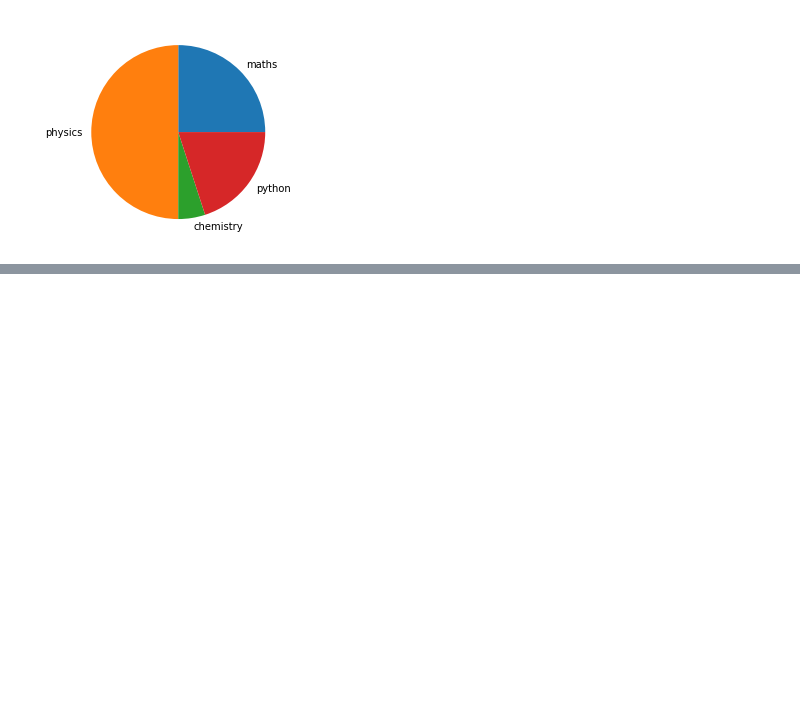
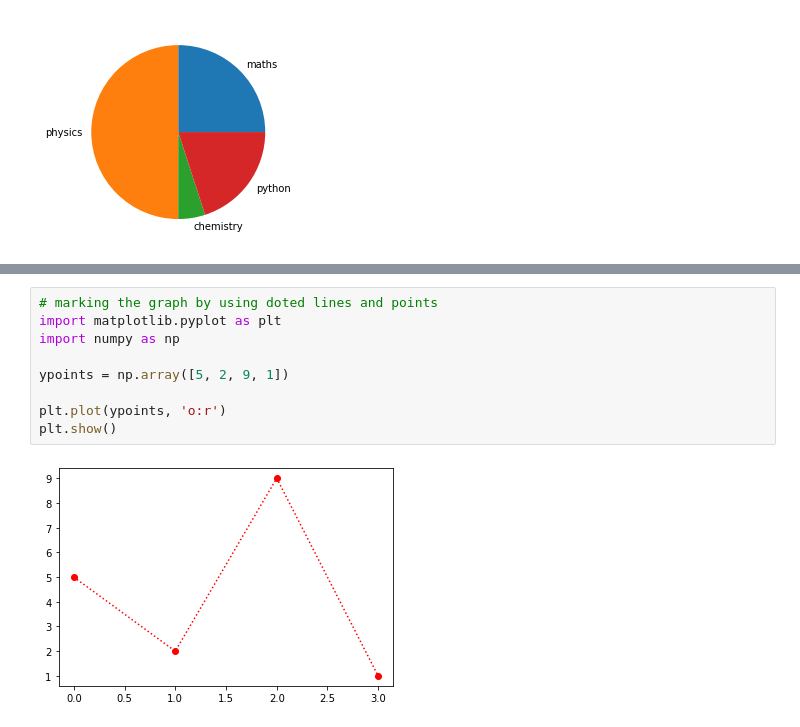
Before and after one commit to KOLLAVARSH/PYTHON-PROJECT, a Jupyter notebook: Matplotlib.ipynb, the cells around one changed output, grey strips where cells are left out. Cells and saved outputs as stored; diff of their text form; blank space fills up the shorter version.

```diff
--- a/Matplotlib.ipynb
+++ b/Matplotlib.ipynb
@@ -128,0 +147,11 @@ plt.show()
+# %%
+# marking the graph by using doted lines and points
+import matplotlib.pyplot as plt
+import numpy as np
+
+ypoints = np.array([5, 2, 9, 1])
+
+plt.plot(ypoints, 'o:r')
+plt.show()
+# %% [output]
+[figure, added]
```
Also changed, not shown: parts of 15 cells of this notebook.
